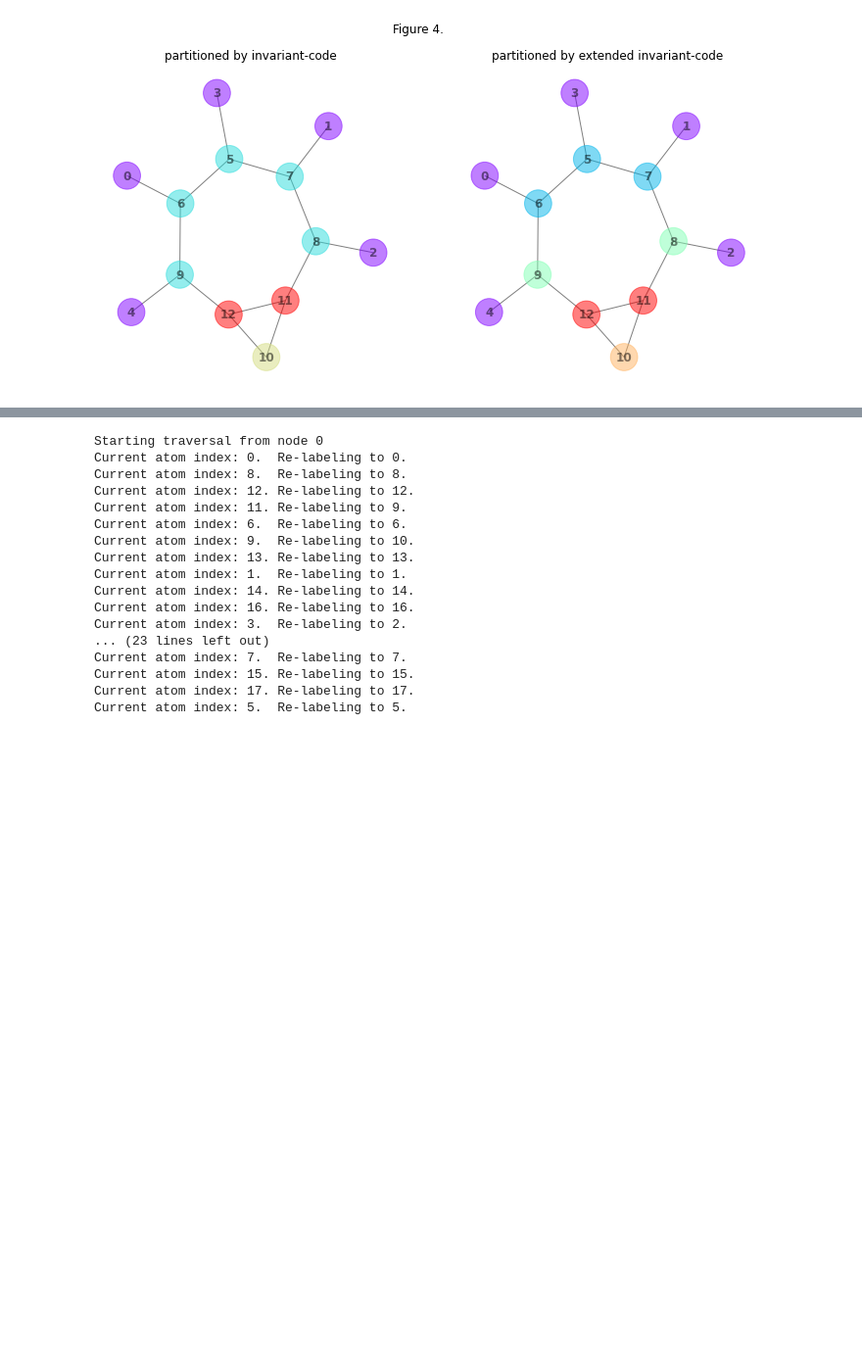
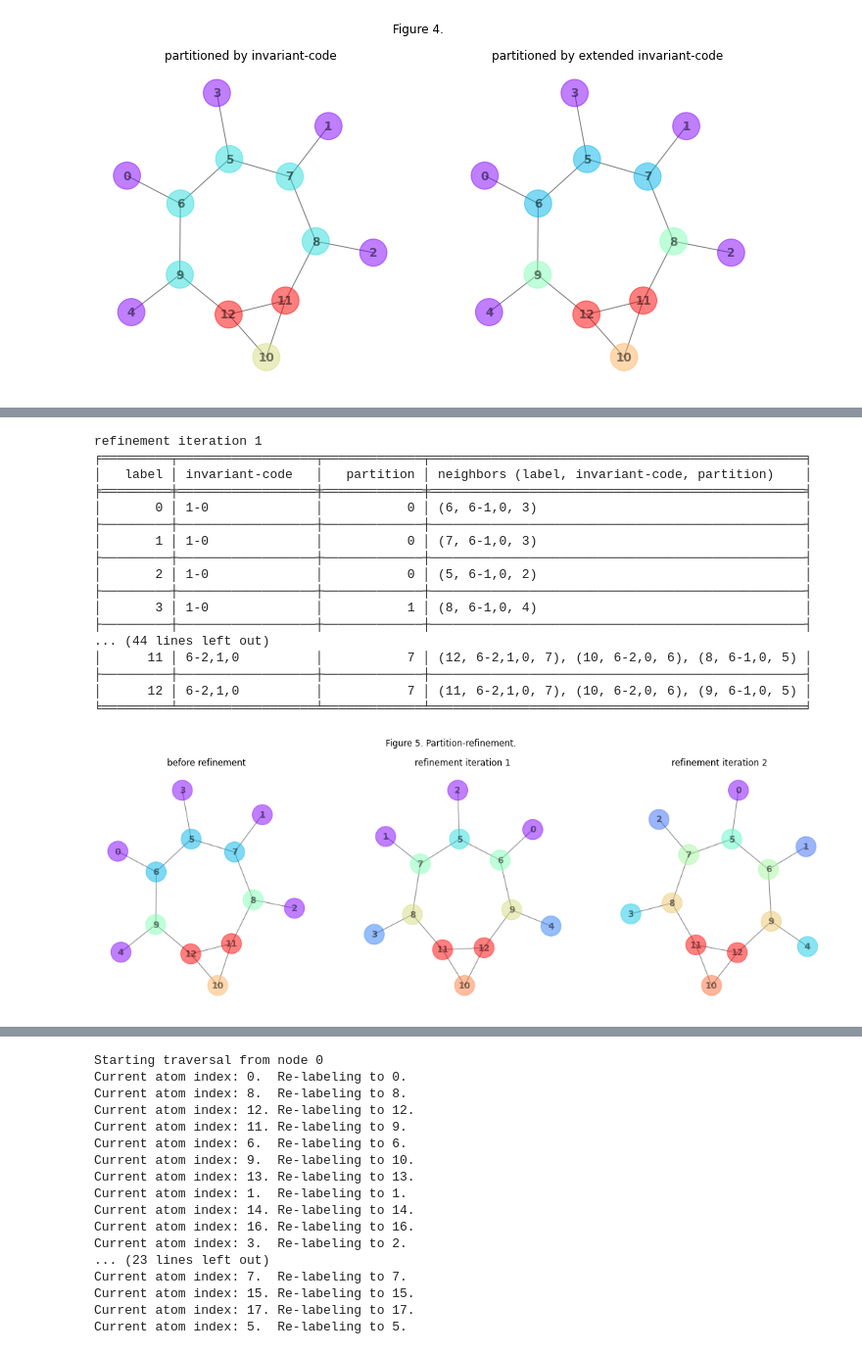
Before and after one commit to TUCAN-nest/TUCAN, a Jupyter notebook: demo_canonicalization.ipynb, the cells around one changed output, grey strips where cells are left out. Shown at 98% size. Saved outputs shown, nothing was run; the diff lists cells and outputs as text; code cells hidden in the pictures; blank space fills up the shorter version.

```diff
--- a/demo_canonicalization.ipynb
+++ b/demo_canonicalization.ipynb
@@ -188 +183,27 @@ refined partitions
+# %%
+refinements = list(refine_partitions(m_partitioned_by_extended_invariants))
+draw_molecules([m_partitioned_by_extended_invariants] + refinements,
+               ["before refinement"] + [f"refinement iteration {i + 1}" for i in range(len(refinements))],
+               highlight="partition", title="Figure 5. Partition-refinement.")
+for i, m_partitioned in enumerate(refinements):
+    print_molecule(m_partitioned, f"refinement iteration {i + 1}")
+# %% [output]
+refinement iteration 1
+╒═════════╤══════════════════╤═════════════╤═════════════════════════════════════════════════╕
+│   label │ invariant-code   │   partition │ neighbors (label, invariant-code, partition)    │
+╞═════════╪══════════════════╪═════════════╪═════════════════════════════════════════════════╡
+│       0 │ 1-0              │           0 │ (6, 6-1,0, 3)                                   │
+├─────────┼──────────────────┼─────────────┼─────────────────────────────────────────────────┤
+│       1 │ 1-0              │           0 │ (7, 6-1,0, 3)                                   │
+├─────────┼──────────────────┼─────────────┼─────────────────────────────────────────────────┤
+│       2 │ 1-0              │           0 │ (5, 6-1,0, 2)                                   │
+├─────────┼──────────────────┼─────────────┼─────────────────────────────────────────────────┤
+│       3 │ 1-0              │           1 │ (8, 6-1,0, 4)                                   │
+├─────────┼──────────────────┼─────────────┼─────────────────────────────────────────────────┤
+... (44 lines left out)
+│      11 │ 6-2,1,0          │           7 │ (12, 6-2,1,0, 7), (10, 6-2,0, 6), (8, 6-1,0, 5) │
+├─────────┼──────────────────┼─────────────┼─────────────────────────────────────────────────┤
+│      12 │ 6-2,1,0          │           7 │ (11, 6-2,1,0, 7), (10, 6-2,0, 6), (9, 6-1,0, 5) │
+╘═════════╧══════════════════╧═════════════╧═════════════════════════════════════════════════╛
+[figure, added]
 # %% [markdown]
```
Also changed, not shown: parts of 15 cells of this notebook.
